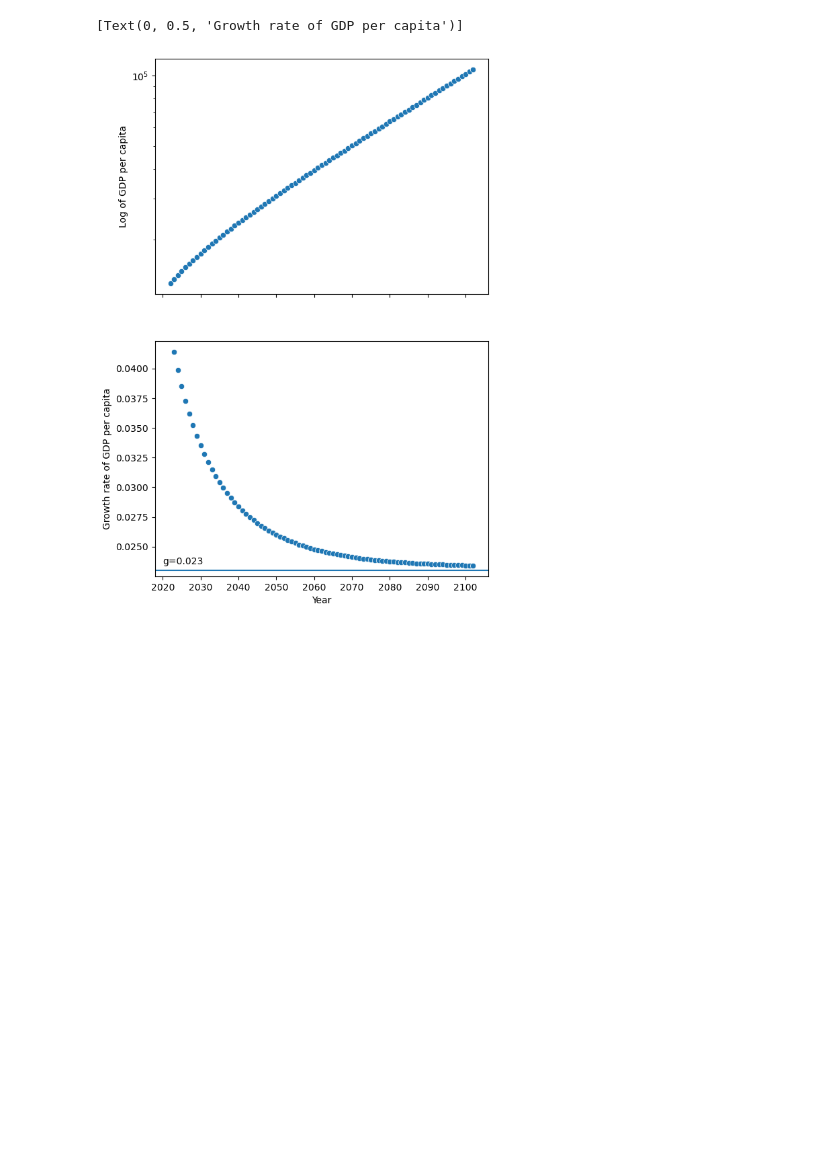
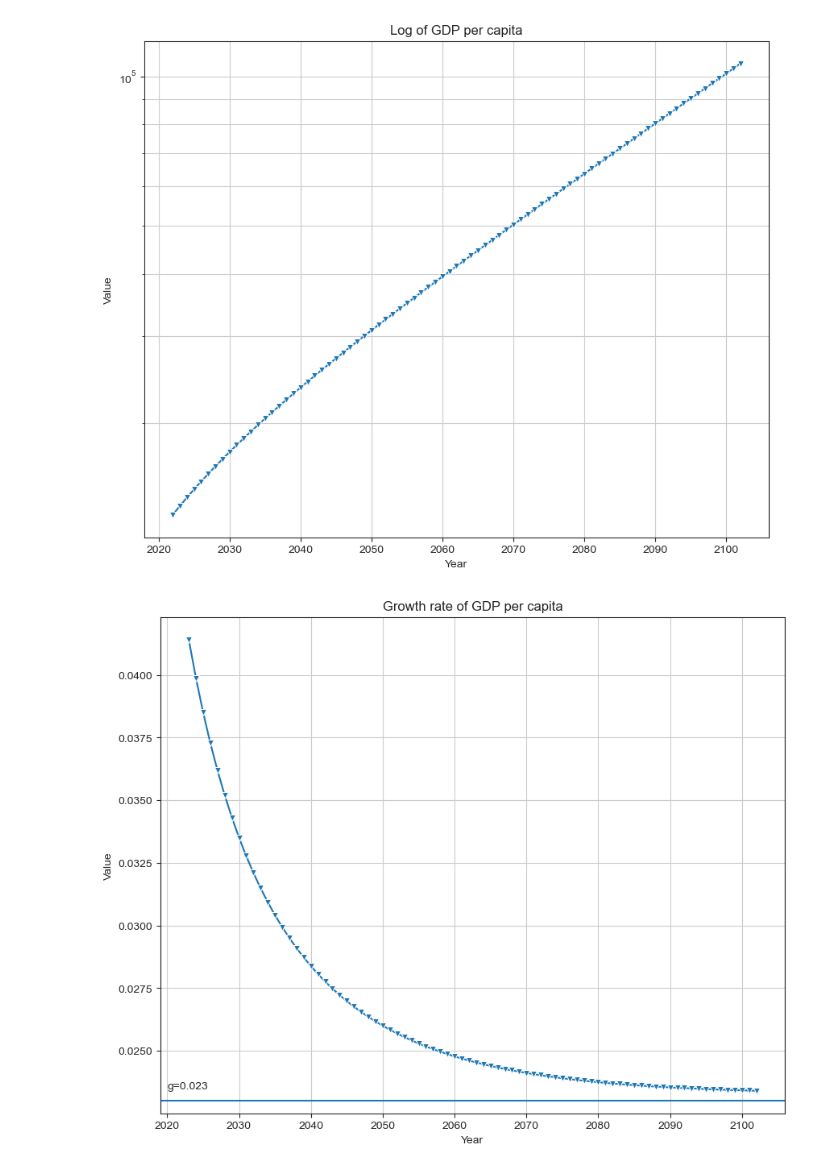
Before and after one commit to pszewi/Macro-4-Assignments, a Jupyter notebook: Assignment 1/EGI_2024_A1.ipynb, the cells around one changed output. Cells and saved outputs as stored; diff of their text form; code cells hidden in the pictures; blank space fills up the shorter version.

Commit message:
adjusted graphs + exported to excel

```diff
--- a/Assignment 1/EGI_2024_A1.ipynb
+++ b/Assignment 1/EGI_2024_A1.ipynb
@@ -76,10 +76,13 @@ def capital_accum(df,A_name):
     return
 
 # defining a function that creates the columns of interests
-def cols_of_interest(df, A_col, Y_col, K_col,y_col,y_tilde_col,k_tilde_col):
+def cols_of_interest(df, A_col, Y_col, K_col,y_col,y_tilde_col,k_tilde_col, opt=0):
     df[y_col] = df[Y_col] / df['L']
-    df[y_tilde_col] = df[Y_col] / (df[A_col] * df['L'])
-    df[k_tilde_col] = df[K_col] / (df[A_col] * df['L'])
+    if opt==1:
+        df[y_tilde_col] = df[Y_col] / (df[A_col] * df['L'])
+        df[k_tilde_col] = df[K_col] / (df[A_col] * df['L'])
+    else:
+        pass
     return
 
 def growth_rate(df, y_col, growth_col):
@@ -87,27 +90,39 @@ def growth_rate(df, y_col, growth_col):
 # %%
 # using the function
 capital_accum(scen_1,'A')
 
 # making y, y_tilde and k_tilde cols
 cols_of_interest(scen_1,'A','Y','K','y','y_tilde','k_tilde')
 
 # adding a growth rate column
 growth_rate(scen_1,'y','y_growth')
 
-# making a cool graph over here
-fig, (ax0, ax1) = plt.subplots(nrows=2, ncols=1, sharex=True)
-fig.set_figheight(10)
+# making the level graph
+sns.set_style('ticks')
+fig, ax = plt.subplots()
+fig.set_figheight(8)
+fig.set_figwidth(10)
+sns.lineplot(x='Year', y='y',data=scen_1 ,style=1, markers='v', legend=None).set(yscale='log', title='Log of GDP per capita', ylabel='Value')
+ax.grid(True, 'both')
 
-sns.scatterplot(x='Year', y='y',data=scen_1, ax=ax0)
-ax0.set(yscale='log', ylabel='Log of GDP per capita')
+# saving the figure
+# fig.savefig(fname='log_gdp_scen_1.png')
 
-sns.scatterplot(x='Year',y='y_growth', data=scen_1, ax=ax1)
-ax1.axhline(y=0.023)
-ax1.annotate('g=0.023', xy=(2020,0.0235))
-ax1.set(ylabel='Growth rate of GDP per capita')
+# making the growth graph
+fig, ax = plt.subplots()
+fig.set_figheight(8)
+fig.set_figwidth(10)
+sns.lineplot(x='Year',y='y_growth', data=scen_1 ,style=1, markers='v',legend=None)
+ax.grid(True)
+ax.axhline(y=0.023)
+ax.annotate('g=0.023', xy=(2020,0.0235))
+ax.set(title='Growth rate of GDP per capita', ylabel='Value')
+
+# saving the figure
+# fig.savefig(fname='gdp_growth_scen_1.png')
 # %% [output]
-[Text(0, 0.5, 'Growth rate of GDP per capita')]
-[figure, old version]
+[figure, new version]
+[figure, added]
 # %%
 # scenario 2 - expected random events
 
```
Also changed, not shown: parts of 5 cells of this notebook.
